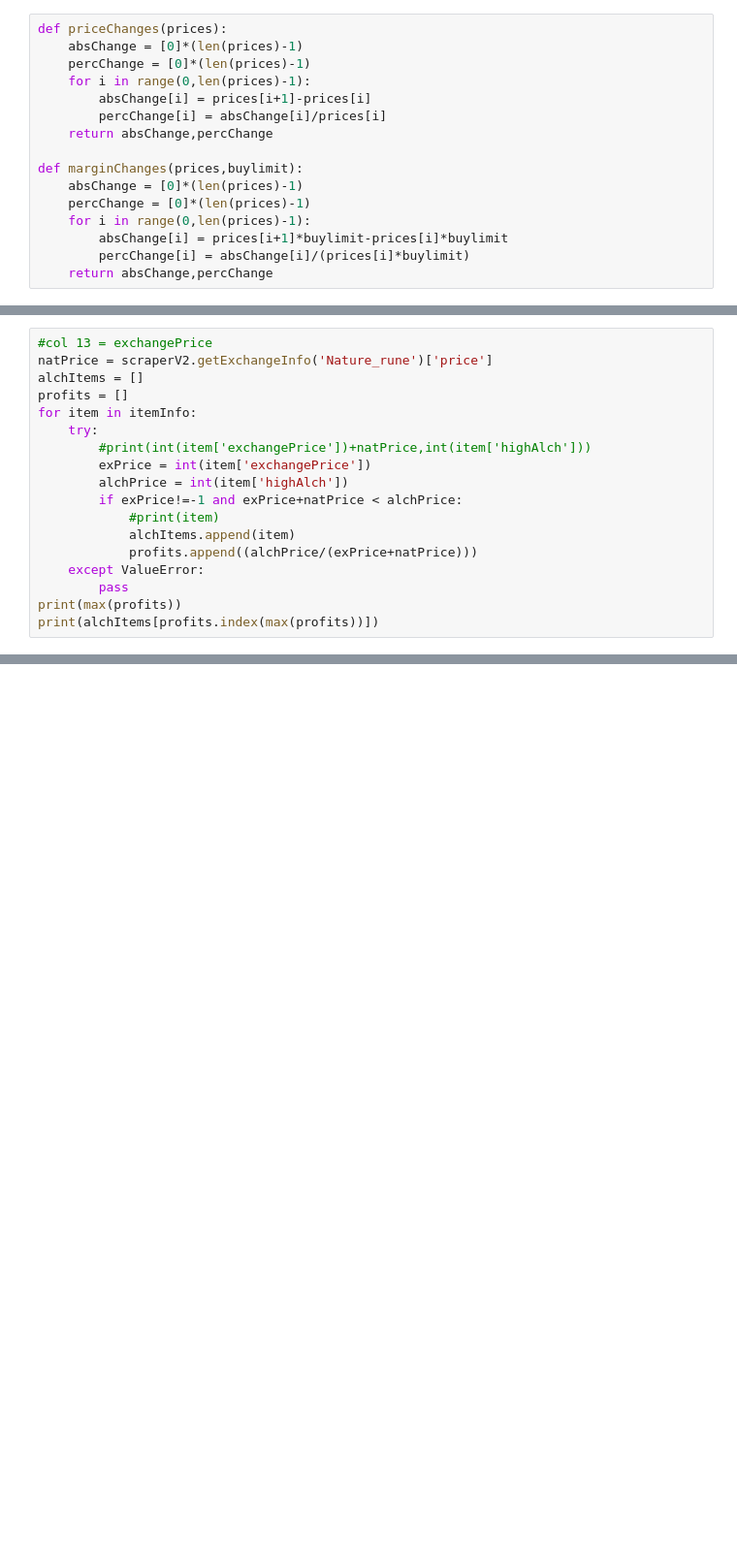
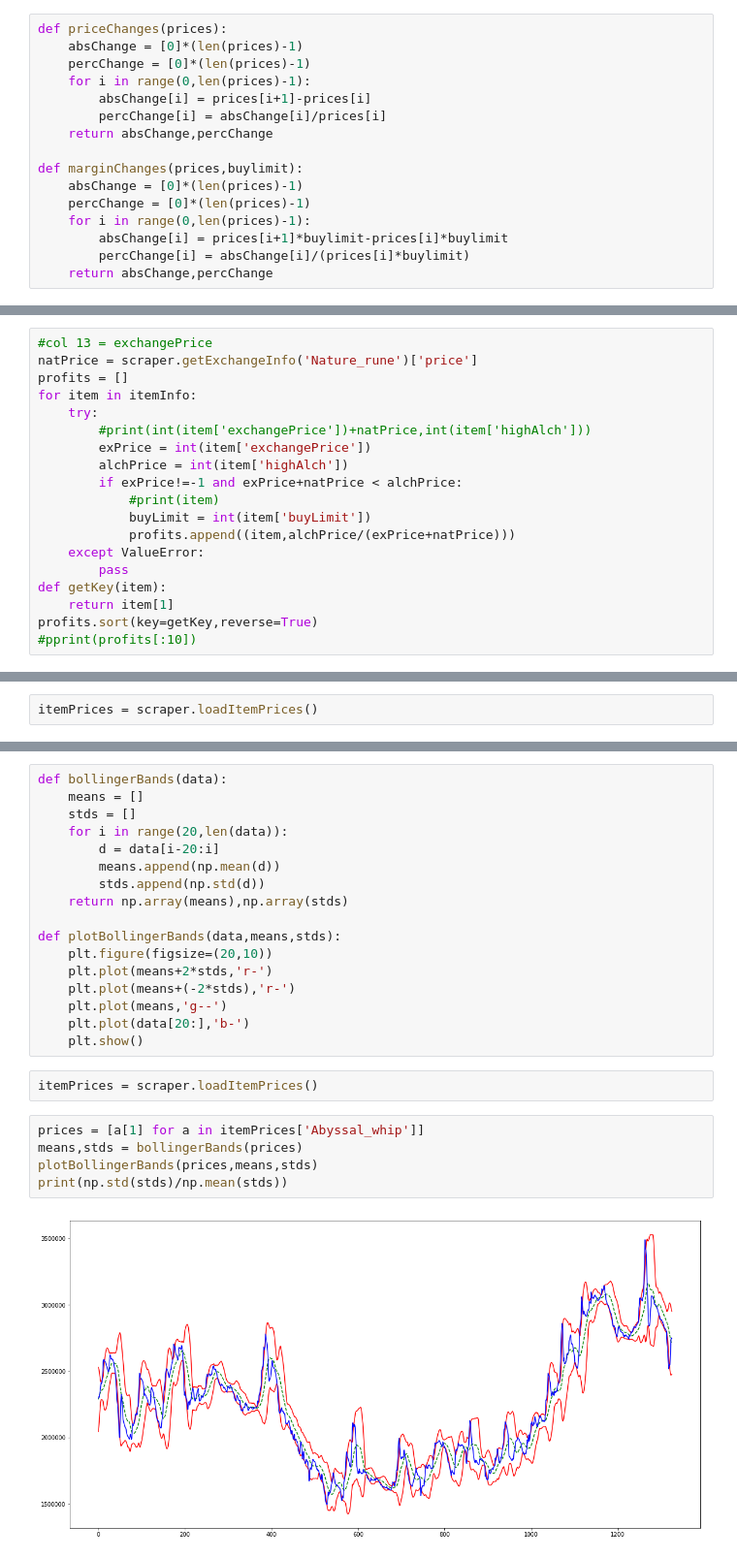
Before and after one commit to rmmartin02/OSRS_Research, a Jupyter notebook: Analysis.ipynb, the cells around one changed output, grey strips where cells are left out. Shown: that part at 97% size. Drawn from its saved outputs; the diff is of its cells as text; blank space fills up the shorter version.

```diff
--- a/Analysis.ipynb
+++ b/Analysis.ipynb
@@ -24,7 +26,6 @@ with open('itemInfo.pickle','rb') as f:
 # %%
 #col 13 = exchangePrice
-natPrice = scraperV2.getExchangeInfo('Nature_rune')['price']
-alchItems = []
+natPrice = scraper.getExchangeInfo('Nature_rune')['price']
 profits = []
 for item in itemInfo:
     try:
@@ -33,9 +34,11 @@ for item in itemInfo:
         alchPrice = int(item['highAlch'])
         if exPrice!=-1 and exPrice+natPrice < alchPrice:
             #print(item)
-            alchItems.append(item)
-            profits.append((alchPrice/(exPrice+natPrice)))
+            buyLimit = int(item['buyLimit'])
+            profits.append((item,alchPrice/(exPrice+natPrice)))
     except ValueError:
         pass
-print(max(profits))
-print(alchItems[profits.index(max(profits))])
+def getKey(item):
+    return item[1]
+profits.sort(key=getKey,reverse=True)
+#pprint(profits[:10])
@@ -46,0 +45,2 @@ print(alchItems[profits.index(max(profits))])
+# %%
+itemPrices = scraper.loadItemPrices()
@@ -46,0 +116,26 @@ print(alchItems[profits.index(max(profits))])
+# %%
+def bollingerBands(data):
+    means = []
+    stds = []
+    for i in range(20,len(data)):
+        d = data[i-20:i]
+        means.append(np.mean(d))
+        stds.append(np.std(d))
+    return np.array(means),np.array(stds)
+
+def plotBollingerBands(data,means,stds):
+    plt.figure(figsize=(20,10))
+    plt.plot(means+2*stds,'r-')
+    plt.plot(means+(-2*stds),'r-')
+    plt.plot(means,'g--')
+    plt.plot(data[20:],'b-')
+    plt.show()
+# %%
+itemPrices = scraper.loadItemPrices()
+# %%
+prices = [a[1] for a in itemPrices['Abyssal_whip']]
+means,stds = bollingerBands(prices)
+plotBollingerBands(prices,means,stds)
+print(np.std(stds)/np.mean(stds))
+# %% [output]
+[figure, added]
```
Also changed, not shown: parts of 11 cells of this notebook, 3 other files.
